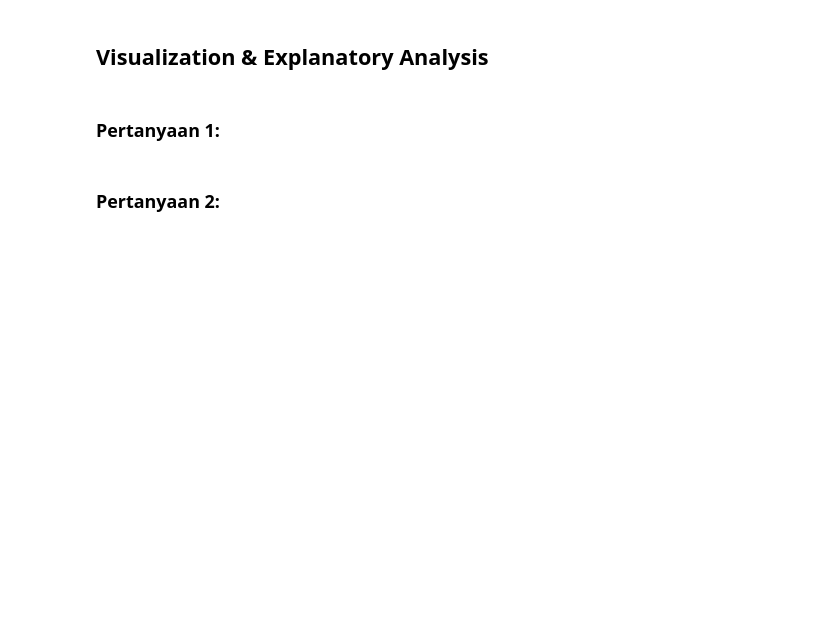
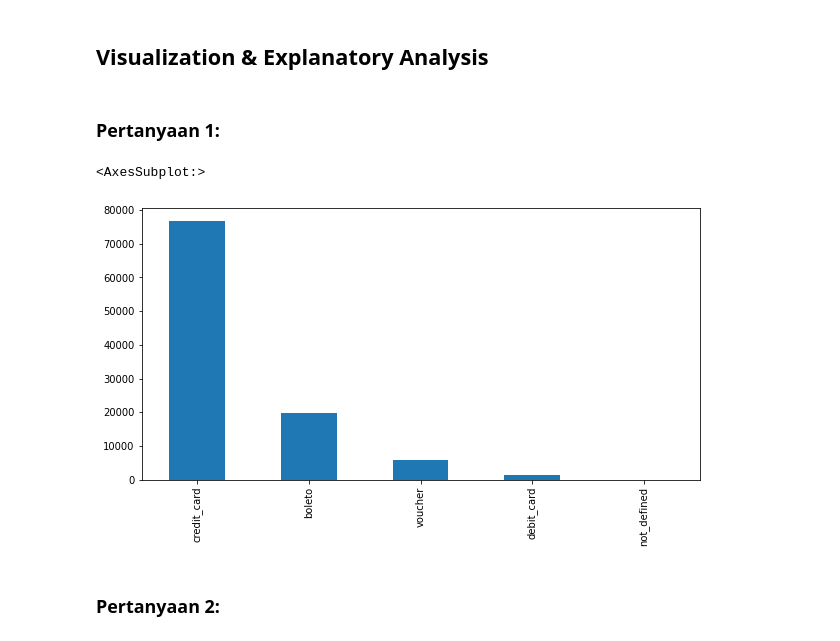
Before and after one commit to ptrnd/brazilian_ecommerce_analysis, a Jupyter notebook: ecommerce_analysis.ipynb, the cells around one changed output. Cells and saved outputs as stored; diff of their text form; code cells hidden in the pictures; blank space fills up the shorter version.

Commit message:
menambahkan EDA dan sedikit visualisasi

```diff
--- a/ecommerce_analysis.ipynb
+++ b/ecommerce_analysis.ipynb
@@ -525,5 +601,11 @@ orders_data['order_estimated_delivery_date'] = pd.to_datetime(orders_data['order
 ## Visualization & Explanatory Analysis
 # %% [markdown]
 ### Pertanyaan 1:
+# %%
+# menghitung tipe pembayaran terbanyak
+order_payments_data['payment_type'].value_counts().plot(kind='bar', figsize=(10, 5))
+# %% [output]
+<AxesSubplot:>
+[figure, added]
 # %% [markdown]
 ### Pertanyaan 2:
```
Also changed, not shown: parts of 8 cells of this notebook.
